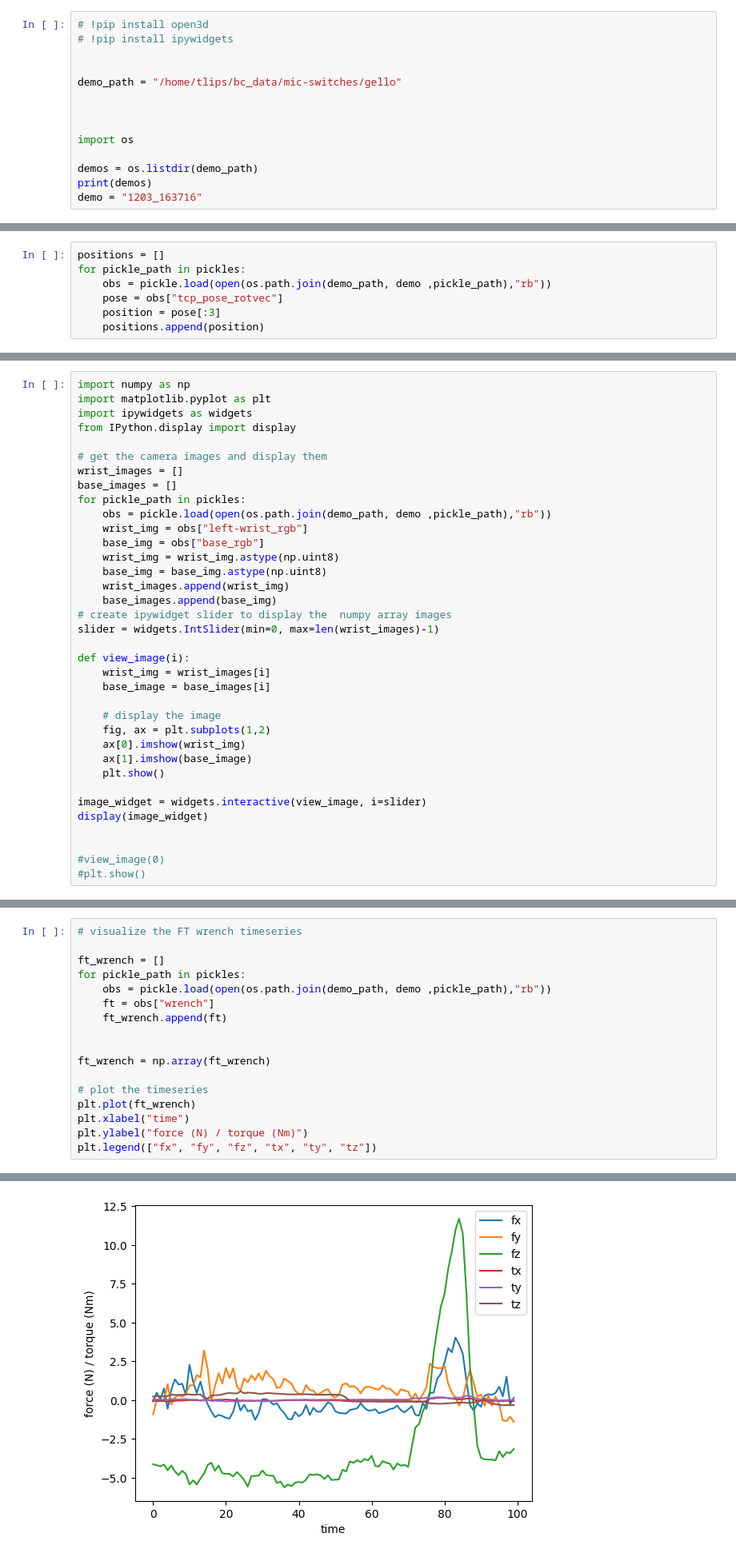
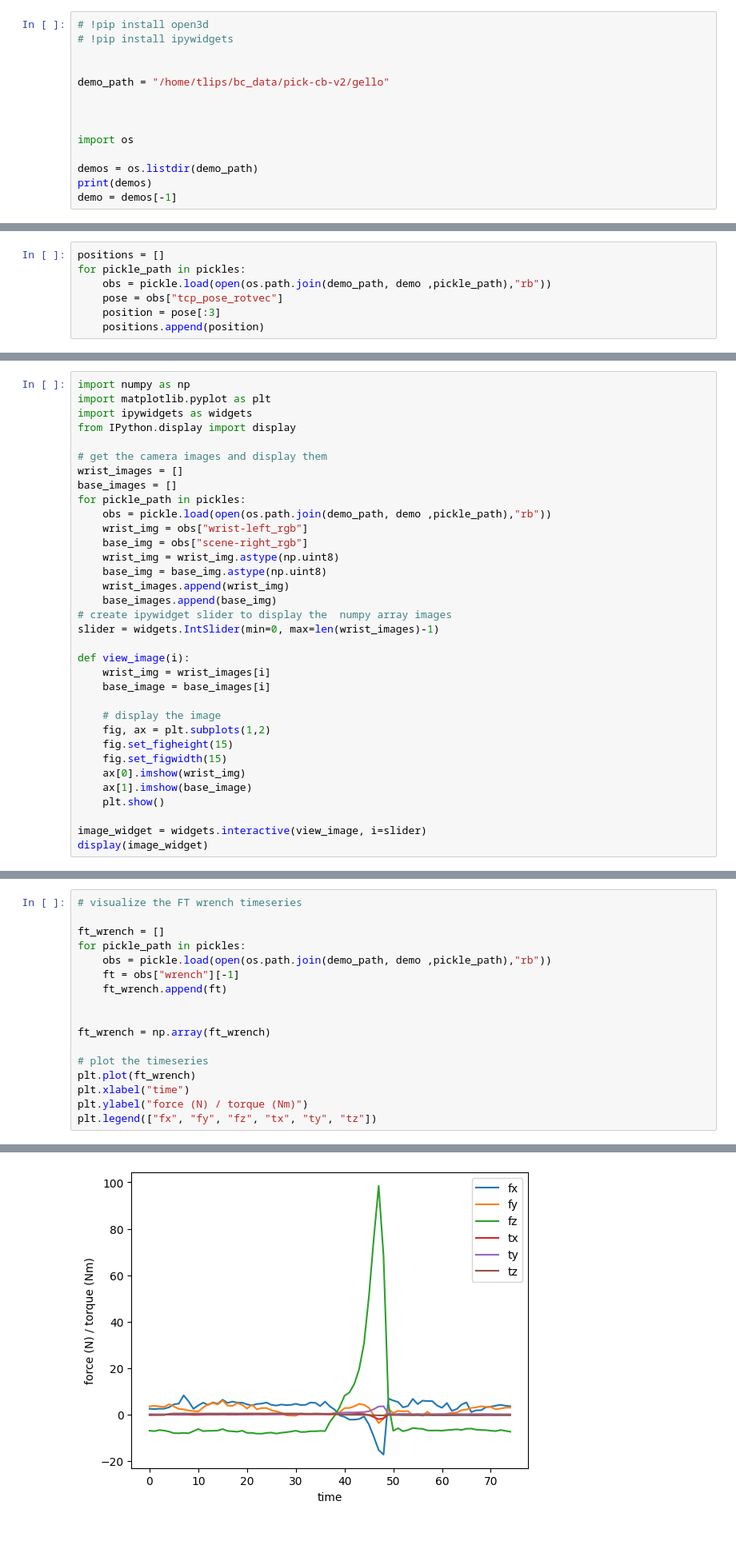
Before and after one commit to tlpss/gello_software, a Jupyter notebook: gello/data_utils/explore_pickle.ipynb, the cells around one changed output, grey strips where cells are left out. Shown: that part at 80% size. Saved outputs shown, nothing was run; the diff lists cells and outputs as text; blank space fills up the shorter version.

```diff
--- a/gello/data_utils/explore_pickle.ipynb
+++ b/gello/data_utils/explore_pickle.ipynb
@@ -3,7 +3,7 @@
 # !pip install ipywidgets
 
 
-demo_path = "/home/tlips/bc_data/mic-switches/gello"
+demo_path = "/home/tlips/bc_data/pick-cb-v2/gello"
 
 
 
@@ -11,5 +11,5 @@ import os
 
 demos = os.listdir(demo_path)
 print(demos)
-demo = "1203_163716"
+demo = demos[-1]
 # %% [output]
@@ -79,8 +79,8 @@ wrist_images = []
 base_images = []
 for pickle_path in pickles:
     obs = pickle.load(open(os.path.join(demo_path, demo ,pickle_path),"rb"))
-    wrist_img = obs["left-wrist_rgb"]
-    base_img = obs["base_rgb"]
+    wrist_img = obs["wrist-left_rgb"]
+    base_img = obs["scene-right_rgb"]
     wrist_img = wrist_img.astype(np.uint8)
     base_img = base_img.astype(np.uint8)
     wrist_images.append(wrist_img)
@@ -94,14 +94,12 @@ def view_image(i):
 
     # display the image
     fig, ax = plt.subplots(1,2)
+    fig.set_figheight(15)
+    fig.set_figwidth(15)
     ax[0].imshow(wrist_img)
     ax[1].imshow(base_image)
     plt.show()
 
 image_widget = widgets.interactive(view_image, i=slider)
 display(image_widget)
-
-
-#view_image(0)
-#plt.show()
 # %% [output]
@@ -109,20 +107,20 @@ interactive(children=(IntSlider(value=0, description='i', max=99), Output()), _d
 # %%
 # visualize the FT wrench timeseries
 
 ft_wrench = []
 for pickle_path in pickles:
     obs = pickle.load(open(os.path.join(demo_path, demo ,pickle_path),"rb"))
-    ft = obs["wrench"]
+    ft = obs["wrench"][-1]
     ft_wrench.append(ft)
 
 
 ft_wrench = np.array(ft_wrench)
 
 # plot the timeseries
 plt.plot(ft_wrench)
 plt.xlabel("time")
 plt.ylabel("force (N) / torque (Nm)")
 plt.legend(["fx", "fy", "fz", "tx", "ty", "tz"])
 # %% [output]
 <matplotlib.legend.Legend at 0x...>
-[figure, old version]
+[figure, new version]
```
Also changed, not shown: parts of 10 cells of this notebook, 8 other files.
